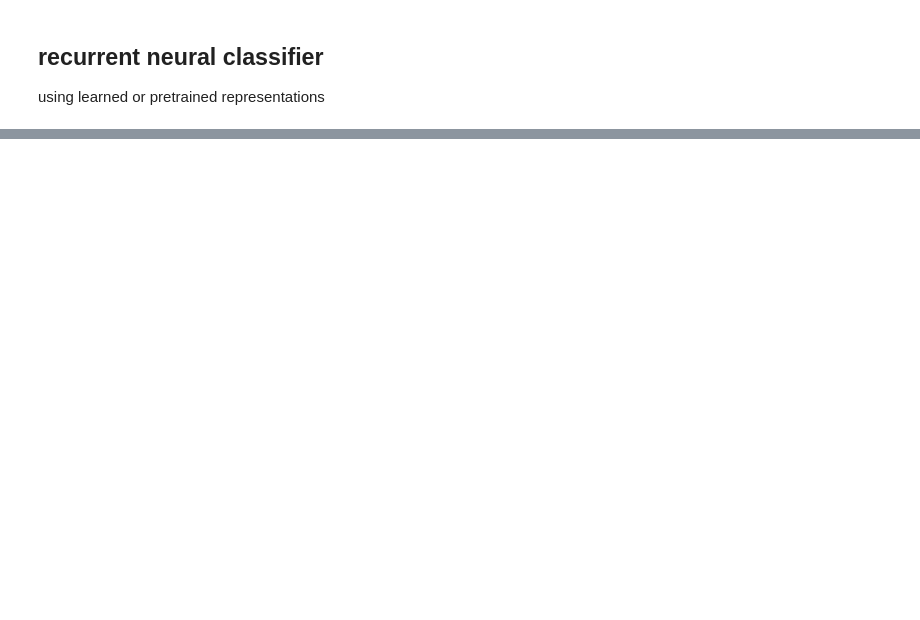
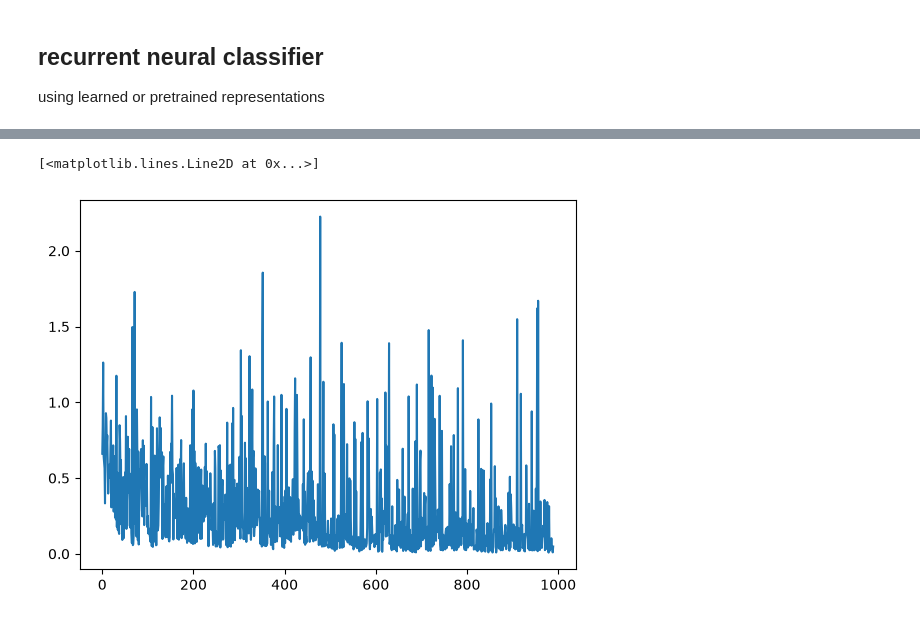
Before and after one commit to Legenden84/msc-nlp-2026, a Jupyter notebook: project_notebooks/nlp_project_w39.ipynb, the cells around one changed output, grey strips where cells are left out. Cells and saved outputs as stored; diff of their text form; code cells hidden in the pictures; blank space fills up the shorter version.

Commit message:
training

```diff
--- a/project_notebooks/nlp_project_w39.ipynb
+++ b/project_notebooks/nlp_project_w39.ipynb
@@ -299,0 +331,8 @@ embedding matrix: (31044, 768)
+# %%
+# lab_5.ipynb
+def tokenize_function(examples):
+    return tokenizer(examples["question"], examples["context"], truncation="only_second", max_length=seq_len)
+
+answerability_datasets = dataset.filter(lambda example: example["lang"] in LANGUAGES)
+tokenized_datasets = answerability_datasets.map(tokenize_function, batched=True, remove_columns=["question", "context", "lang", "answer_start", "answer", "answer_inlang"])
+print(tokenized_datasets['train'][3]['input_ids'][:10])
@@ -299,0 +364,4 @@ embedding matrix: (31044, 768)
+# %%
+# lab_5.ipynb (added shuffle for the training data)
+train_dl = torch.utils.data.DataLoader(tokenized_datasets['train'], batch_size=batch_size, shuffle=True, collate_fn=collate_batch_bilstm)
+valid_dl = torch.utils.data.DataLoader(tokenized_datasets['validation'], batch_size=batch_size, collate_fn=collate_batch_bilstm)
@@ -299,0 +450,6 @@ embedding matrix: (31044, 768)
+# %%
+# class-weighted loss, same weights as class_weight="balanced": n / (2 * n_class)
+class_counts = df_train["answerable"].value_counts()
+class_weights = torch.tensor([len(df_train) / (2 * class_counts[False]), len(df_train) / (2 * class_counts[True])], dtype=torch.float)
+loss_fn = nn.CrossEntropyLoss(weight=class_weights.to(device))
+class_weights
@@ -299,0 +586,17 @@ embedding matrix: (31044, 768)
+# %%
+# lab_5.ipynb
+enforce_reproducibility(42)
+model = LSTM_Classifier(
+    torch.FloatTensor(pretrained_embeddings),
+    lstm_dim=lstm_dim,
+    dropout_prob=0.1,
+    lstm_layers=lstm_layers
+  ).to(device)
+
+# Create the optimizer
+optimizer = Adam(model.parameters(), lr=lr)
+
+# Train
+start = time.time()
+model, losses = train(model, train_dl, valid_dl, optimizer, n_epochs, device)
+print(f"training time: {time.time() - start:.1f}s | examples: {len(tokenized_datasets['train'])} | epochs: {n_epochs}")
@@ -299,0 +606,6 @@ embedding matrix: (31044, 768)
+# %%
+# lab_5.ipynb
+plt.plot(losses)
+# %% [output]
+[<matplotlib.lines.Line2D at 0x...>]
+[figure, added]
```
Also changed, not shown: parts of 44 cells of this notebook, 1 other file.
